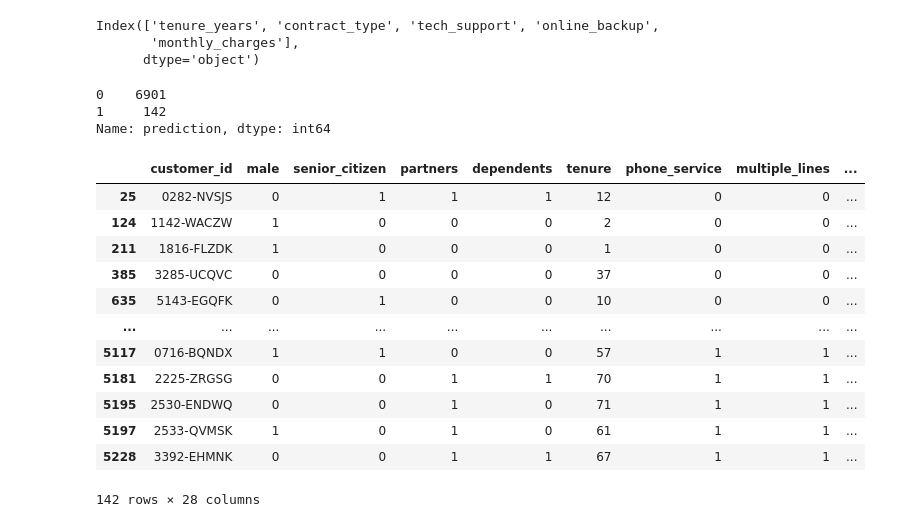
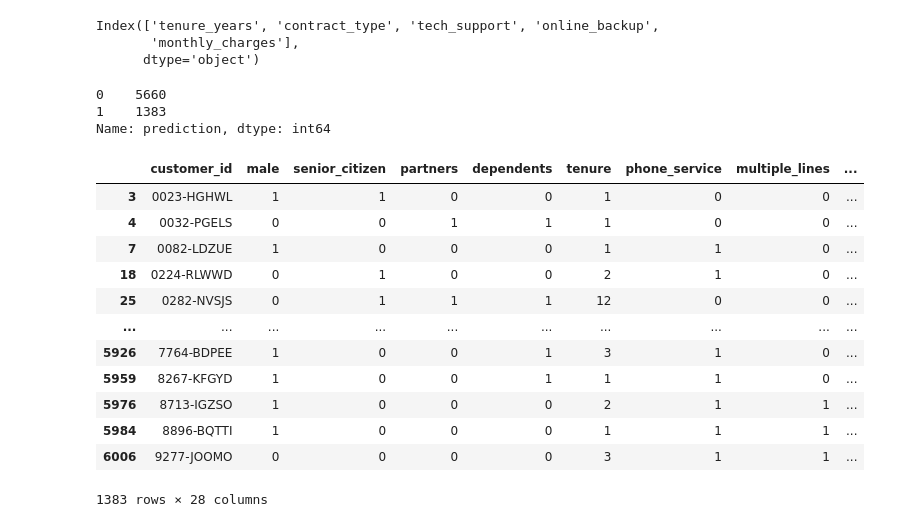
Before and after one commit to george887/telco_project, a Jupyter notebook: telco_exploration.ipynb, the cells around one changed output. Cells and saved outputs as stored; diff of their text form; code cells hidden in the pictures.

```diff
--- a/telco_exploration.ipynb
+++ b/telco_exploration.ipynb
@@ -638,7 +638,7 @@ Index(['tenure_years', 'contract_type', 'tech_support', 'online_backup',
        'monthly_charges'],
       dtype='object')
 # %%
-X = df2[["tenure", "contract_type", "tech_support", "online_backup", "monthly_charges"]]
+X = df2[["tenure_years", "contract_type", "tech_support", "online_backup", "monthly_charges"]]
 
 # Caveat: X needs to have the same columns as the X_train that was used to fit the model
 
@@ -647,25 +647,25 @@ df2['prediction'] = clf.predict(X)
 df2['probability'] = clf.predict_proba(X)[:,1]
 df2.prediction.value_counts()
 # %% [output]
-0    6901
-1     142
+0    5660
+1    1383
 Name: prediction, dtype: int64
 # %%
-#df2[['customer_id', 'prediction', 'probability']].to_csv('predictions.csv')
+df2[['customer_id', 'prediction', 'probability']].to_csv('predictions.csv')
 df2[df2.probability > .50]
 # %% [output]
 |  | customer_id | male | senior_citizen | partners | dependents | tenure | phone_service | multiple_lines | ... |
+| 3 | 0023-HGHWL | 1 | 1 | 0 | 0 | 1 | 0 | 0 | ... |
+| 4 | 0032-PGELS | 0 | 0 | 1 | 1 | 1 | 0 | 0 | ... |
+| 7 | 0082-LDZUE | 1 | 0 | 0 | 0 | 1 | 1 | 0 | ... |
+| 18 | 0224-RLWWD | 0 | 1 | 0 | 0 | 2 | 1 | 0 | ... |
 | 25 | 0282-NVSJS | 0 | 1 | 1 | 1 | 12 | 0 | 0 | ... |
-| 124 | 1142-WACZW | 1 | 0 | 0 | 0 | 2 | 0 | 0 | ... |
-| 211 | 1816-FLZDK | 1 | 0 | 0 | 0 | 1 | 0 | 0 | ... |
-| 385 | 3285-UCQVC | 0 | 0 | 0 | 0 | 37 | 0 | 0 | ... |
-| 635 | 5143-EGQFK | 0 | 1 | 0 | 0 | 10 | 0 | 0 | ... |
 | ... | ... | ... | ... | ... | ... | ... | ... | ... | ... |
-| 5117 | 0716-BQNDX | 1 | 1 | 0 | 0 | 57 | 1 | 1 | ... |
-| 5181 | 2225-ZRGSG | 0 | 0 | 1 | 1 | 70 | 1 | 1 | ... |
-| 5195 | 2530-ENDWQ | 0 | 0 | 1 | 0 | 71 | 1 | 1 | ... |
-| 5197 | 2533-QVMSK | 1 | 0 | 1 | 0 | 61 | 1 | 1 | ... |
-| 5228 | 3392-EHMNK | 0 | 0 | 1 | 1 | 67 | 1 | 1 | ... |
+| 5926 | 7764-BDPEE | 1 | 0 | 0 | 1 | 3 | 1 | 0 | ... |
+| 5959 | 8267-KFGYD | 1 | 0 | 0 | 1 | 1 | 1 | 0 | ... |
+| 5976 | 8713-IGZSO | 1 | 0 | 0 | 0 | 2 | 1 | 1 | ... |
+| 5984 | 8896-BQTTI | 1 | 0 | 0 | 0 | 1 | 1 | 1 | ... |
+| 6006 | 9277-JOOMO | 0 | 0 | 0 | 0 | 3 | 1 | 1 | ... |
-142 rows × 28 columns
+1383 rows × 28 columns
 # %%
 !git status
```
Also changed, not shown: parts of 4 cells of this notebook.
